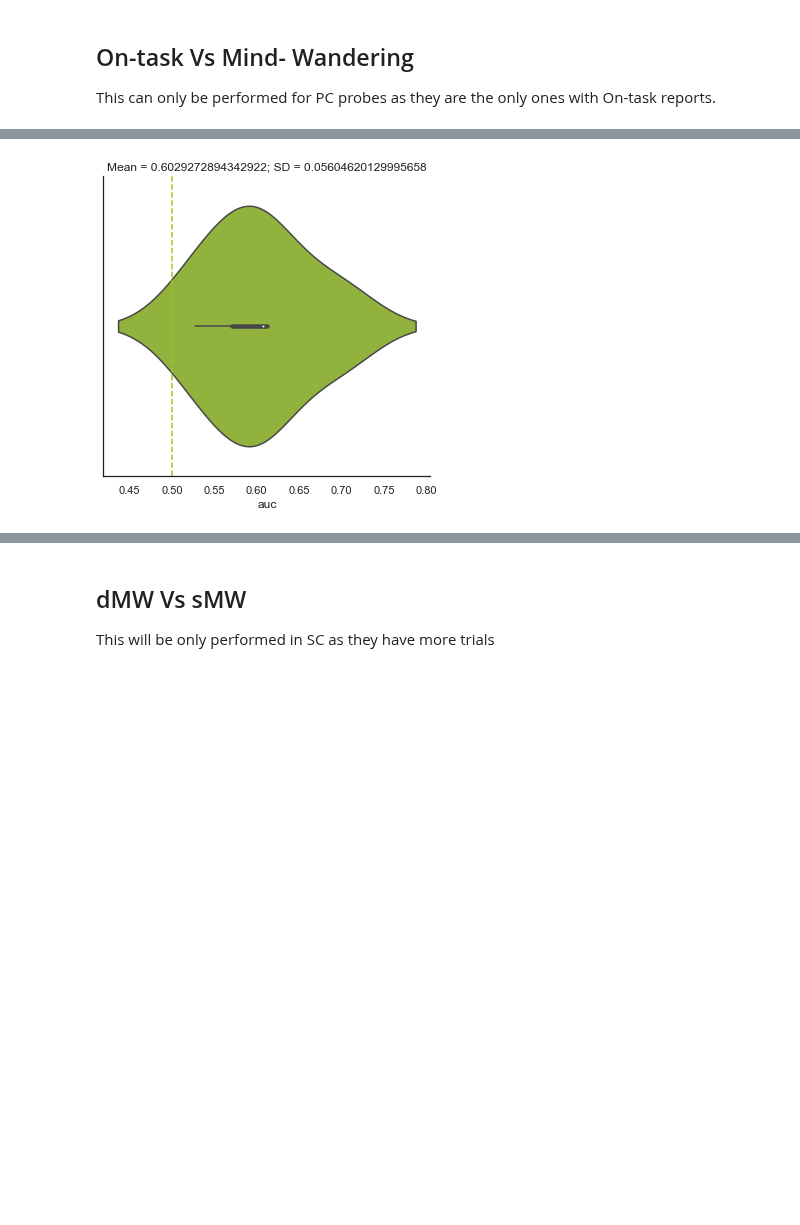
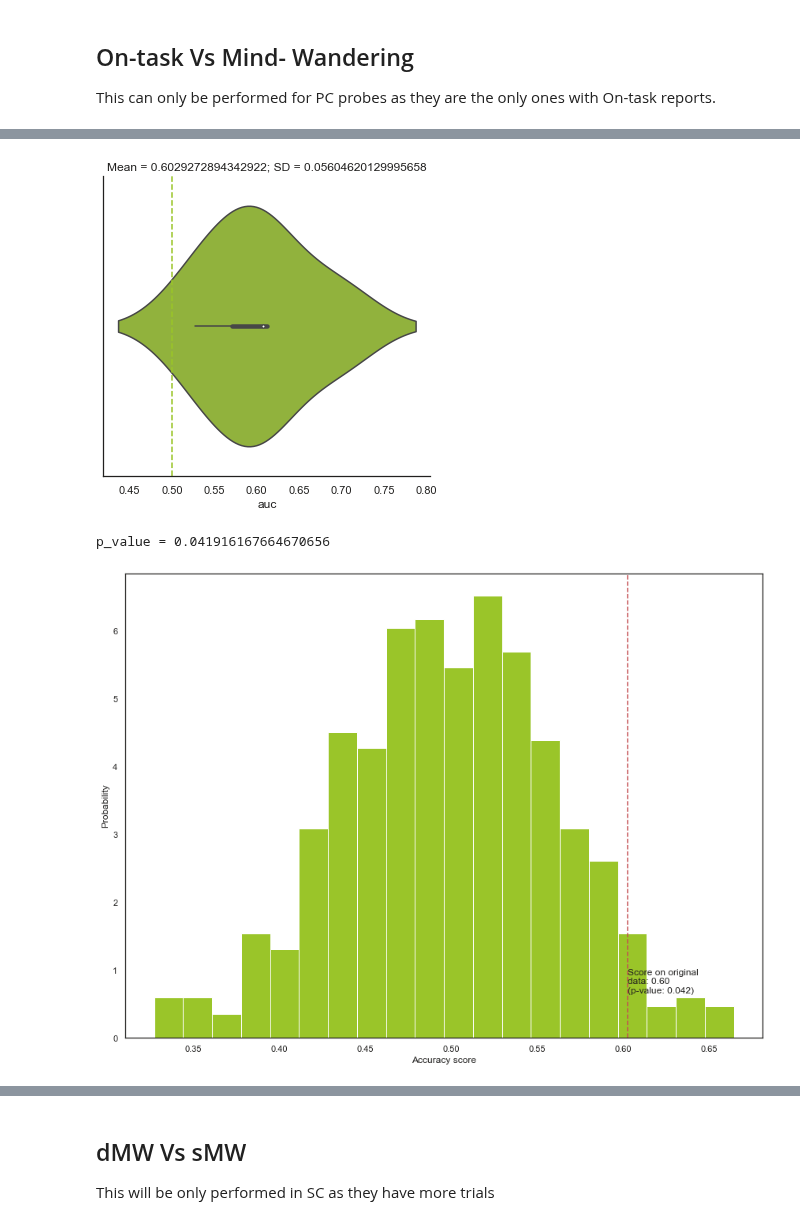
Before and after one commit to Nicobruno92/mw_markers_project, a Jupyter notebook: multivariate_analysis.ipynb, the cells around one changed output, grey strips where cells are left out. Cells and saved outputs as stored; diff of their text form; code cells hidden in the pictures; blank space fills up the shorter version.

Commit message:
Update plots

```diff
--- a/multivariate_analysis.ipynb
+++ b/multivariate_analysis.ipynb
@@ -354,17 +351,23 @@ def multivariate_classifier(
         plt.show()
 
     if model == 'forest':
-        return df_auc, feature_importances
+        if permutation == True:
+            return df_auc, feature_importances, perm_scores, pvalue
+
+        else:
+            return df_auc, feature_importances
 
     else:
         return df_auc,
 # %%
-df_forest_mind, feat_import = multivariate_classifier(data = df_mind, label = 'mind2', features = df_mind.drop('mind2', axis = 1).columns,
+df_forest_mind, feat_import_mind, perm_scores_mind, pvalue_mind = multivariate_classifier(data = df_mind, label = 'mind2', features = df_mind.drop('mind2', axis = 1).columns,
                                  model = 'forest', pca =False, n_components = 10,
                                  cv_splits= 5,
-                                 permutation = False, n_permutations = 1000)
+                                 permutation = True, n_permutations = 500)
 
 df_forest_mind.to_csv('Data/multivariate_forest_mind_segment.csv')
-feat_import.to_csv('Data/feat_import_multivariate_mind.csv')
+feat_import_mind.to_csv('Data/feat_import_multivariate_mind.csv')
 # %% [output]
 [figure]
+p_value = 0.041916167664670656
+[figure, added]
```
Also changed, not shown: parts of 14 cells of this notebook, 57 other files.
